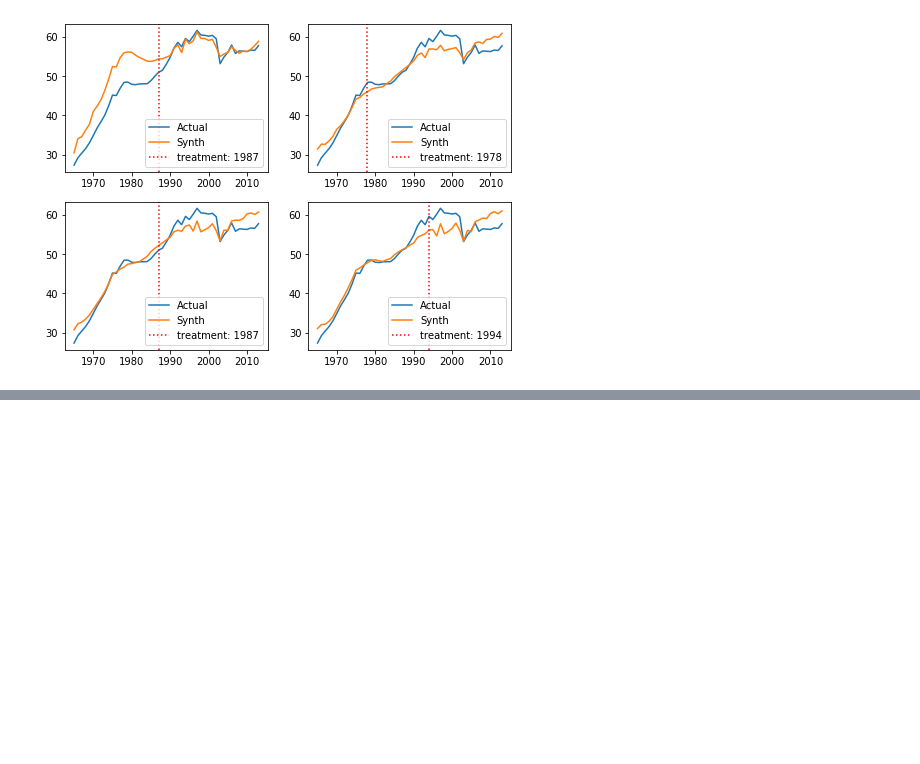
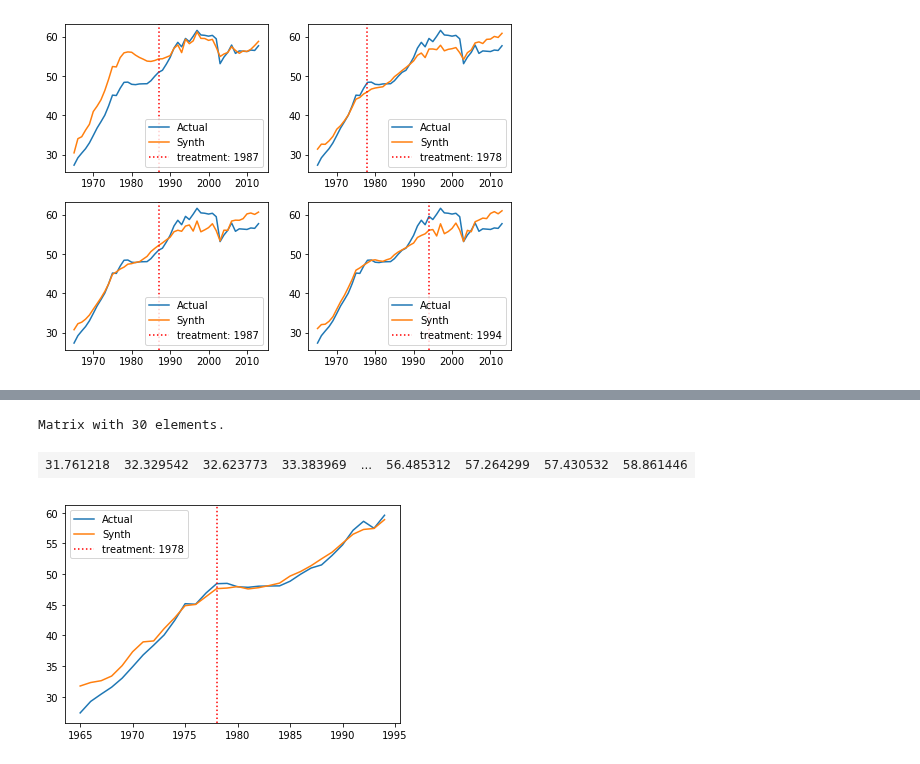
Before and after one commit to SongshGeo/Water-Governance-Regimes, a Jupyter notebook: schemes/合成控制法探索资源利用陷阱.ipynb, the cells around one changed output, grey strips where cells are left out. Drawn from its saved outputs; the diff is of its cells as text; code cells hidden in the pictures; blank space fills up the shorter version.

```diff
--- a/schemes/合成控制法探索资源利用陷阱.ipynb
+++ b/schemes/合成控制法探索资源利用陷阱.ipynb
@@ -204,0 +251,7 @@ result4 = run_synth_and_plot(major_predictors, 'Total water use', ax=ax4, treat_
+# %%
+periods = (1965, 1994)
+run_synth_and_plot(all_predictors, 'Total water use', treat_year=1978, periods=periods)
+# %% [output]
+Matrix with 30 elements.
+| 31.761218 | 32.329542 | 32.623773 | 33.383969 | ... | 56.485312 | 57.264299 | 57.430532 | 58.861446 |
+[figure, added]
```
Also changed, not shown: parts of 10 cells of this notebook, 3 other files.
